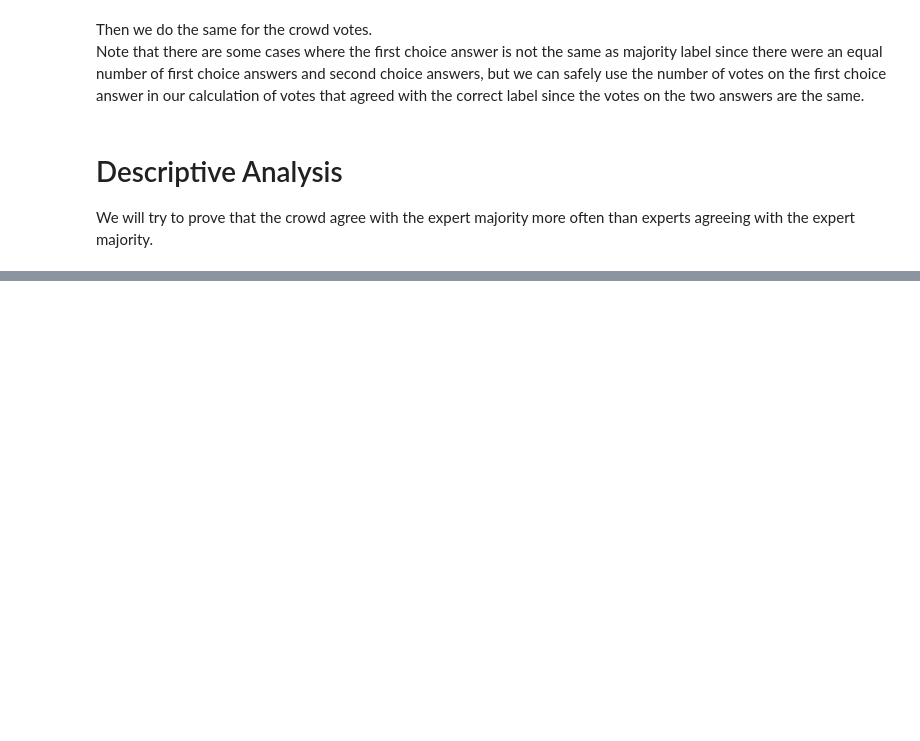
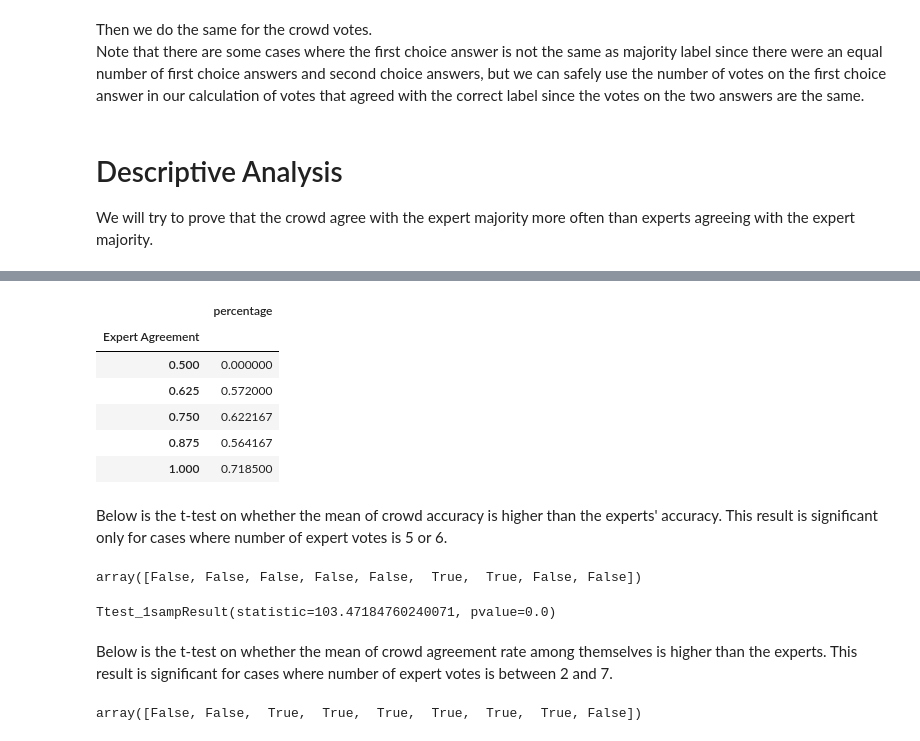
Before and after one commit to zhengxiaoyan321/medical_label_project, a Jupyter notebook: main.ipynb, the cells around one changed output, grey strips where cells are left out. Saved outputs shown, nothing was run; the diff lists cells and outputs as text; code cells hidden in the pictures; blank space fills up the shorter version.

```diff
--- a/main.ipynb
+++ b/main.ipynb
@@ -198,0 +155,33 @@ Name: agreement, Length: 27000, dtype: float64
+# %%
+df=pd.DataFrame()
+df["percentage"]=(1-valid_results["Difficulty"])>=np.max([valid_results["Votes"],8-valid_results["Votes"]],axis=0)/8
+df["Expert Agreement"]=np.max([valid_results["Votes"],8-valid_results["Votes"]],axis=0)/8
+df.groupby(["Expert Agreement"]).mean()
+# %% [output]
+|  | percentage |
+| Expert Agreement |  |
+| 0.500 | 0.000000 |
+| 0.625 | 0.572000 |
+| 0.750 | 0.622167 |
+| 0.875 | 0.564167 |
+| 1.000 | 0.718500 |
+# %% [markdown]
+Below is the t-test on whether the mean of crowd accuracy is higher than the experts' accuracy. This result is significant only for cases where number of expert votes is 5 or 6.
+# %%
+d = [1-valid_results.loc[valid_results["Votes"]==i,"Difficulty"] for i in range(9)]
+res = stats.ttest_1samp(d,popmean=expert_agreement,axis=1,nan_policy="omit",alternative="greater")
+res.pvalue.data < 0.01
+# %% [output]
+array([False, False, False, False, False,  True,  True, False, False])
+# %%
+stats.ttest_1samp(valid_results["Agreement"],popmean=np.mean(expert_agreement),nan_policy="omit",alternative="greater")
+# %% [output]
+Ttest_1sampResult(statistic=103.47184760240071, pvalue=0.0)
+# %% [markdown]
+Below is the t-test on whether the mean of crowd agreement rate among themselves is higher than the experts. This result is significant for cases where number of expert votes is between 2 and 7.
+# %%
+d = [valid_results.loc[valid_results["Votes"]==i,"Agreement"] for i in range(9)]
+res = stats.ttest_1samp(d,popmean=expert_agreement,axis=1,nan_policy="omit",alternative="greater")
+res.pvalue.data < 0.01
+# %% [output]
+array([False, False,  True,  True,  True,  True,  True,  True, False])
```
Also changed, not shown: parts of 20 cells of this notebook.
